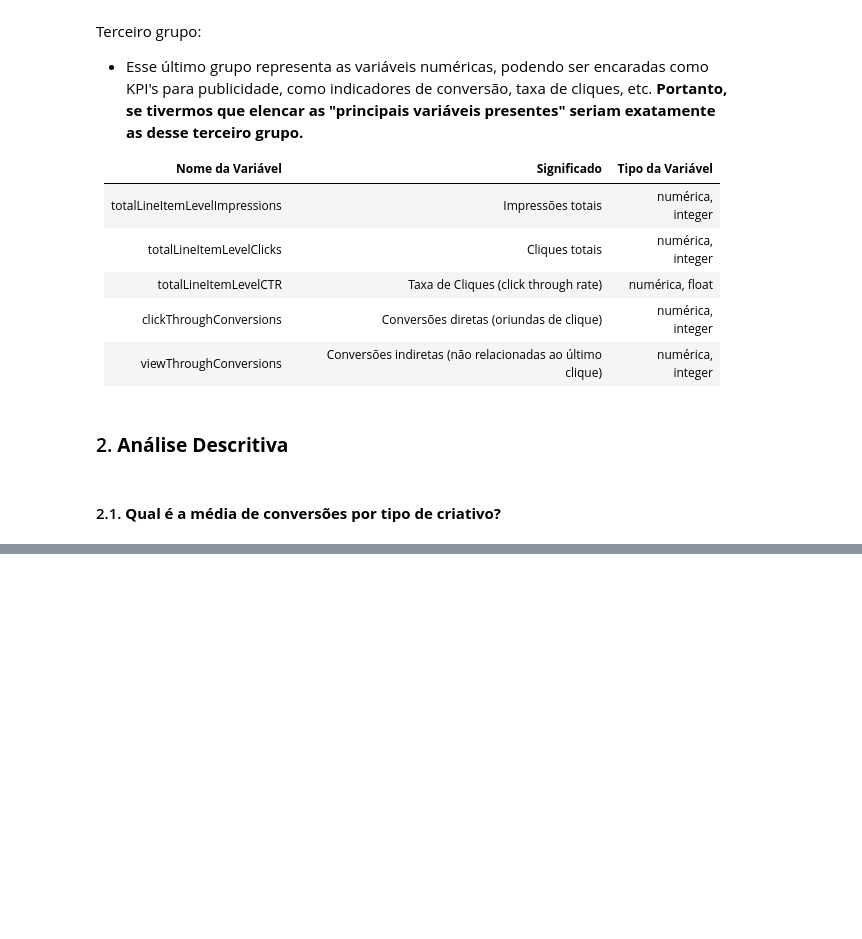
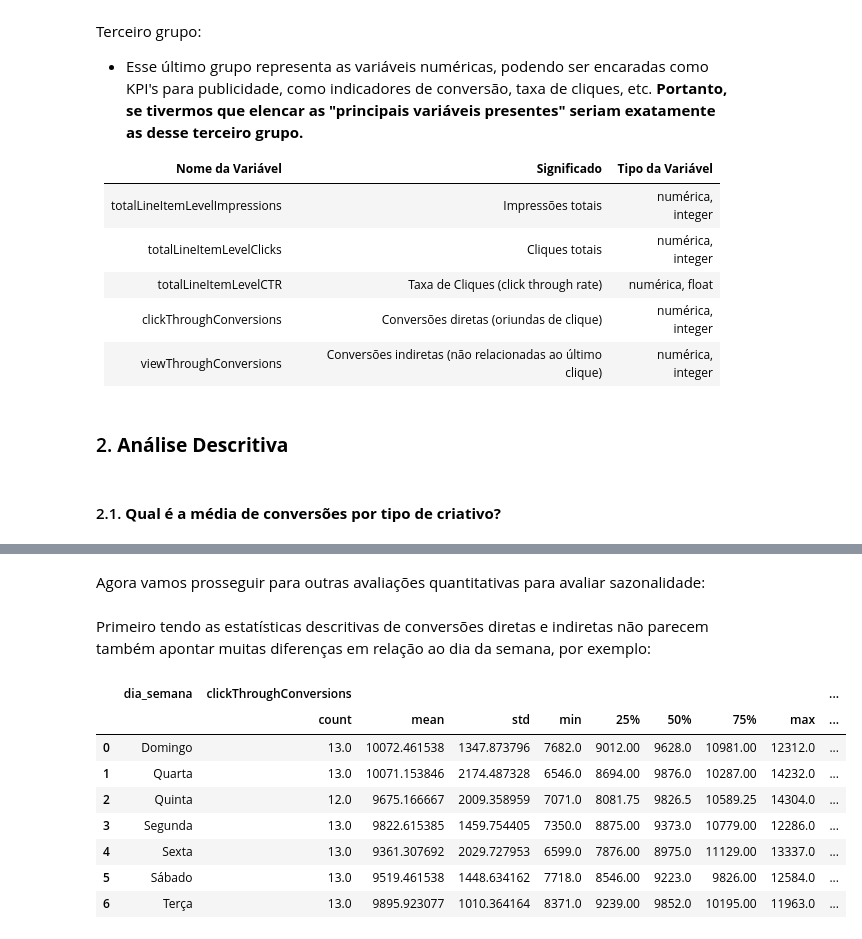
Before and after one commit to brunodifranco/bruno-case-tecnico-rbs, a Jupyter notebook: 12-10-2023-bruno-case-tecnico.ipynb, the cells around one changed output, grey strips where cells are left out. Cells and saved outputs as stored; diff of their text form; code cells hidden in the pictures; blank space fills up the shorter version.

```diff
--- a/12-10-2023-bruno-case-tecnico.ipynb
+++ b/12-10-2023-bruno-case-tecnico.ipynb
@@ -149,0 +154,3 @@ df
+# %%
+df_aux = df[["date", "clickThroughConversions", "viewThroughConversions"]].groupby("date").sum().reset_index()
+df_aux["dia_semana"] = df_aux["date"].dt.day_name(locale="pt_BR.utf8")
@@ -149,0 +175,16 @@ df
+# %% [markdown]
+Agora vamos prosseguir para outras avaliações quantitativas para avaliar sazonalidade:
+# %% [markdown]
+Primeiro tendo as estatísticas descritivas de conversões diretas e indiretas não parecem também apontar muitas diferenças em relação ao dia da semana, por exemplo:
+# %%
+df_aux[['clickThroughConversions', 'viewThroughConversions', 'dia_semana']].groupby("dia_semana").describe().reset_index()
+# %% [output]
+|  | dia_semana | clickThroughConversions |  |  |  |  |  |  |  | ... |
+|  |  | count | mean | std | min | 25% | 50% | 75% | max | ... |
+| 0 | Domingo | 13.0 | 10072.461538 | 1347.873796 | 7682.0 | 9012.00 | 9628.0 | 10981.00 | 12312.0 | ... |
+| 1 | Quarta | 13.0 | 10071.153846 | 2174.487328 | 6546.0 | 8694.00 | 9876.0 | 10287.00 | 14232.0 | ... |
+| 2 | Quinta | 12.0 | 9675.166667 | 2009.358959 | 7071.0 | 8081.75 | 9826.5 | 10589.25 | 14304.0 | ... |
+| 3 | Segunda | 13.0 | 9822.615385 | 1459.754405 | 7350.0 | 8875.00 | 9373.0 | 10779.00 | 12286.0 | ... |
+| 4 | Sexta | 13.0 | 9361.307692 | 2029.727953 | 6599.0 | 7876.00 | 8975.0 | 11129.00 | 13337.0 | ... |
+| 5 | Sábado | 13.0 | 9519.461538 | 1448.634162 | 7718.0 | 8546.00 | 9223.0 | 9826.00 | 12584.0 | ... |
+| 6 | Terça | 13.0 | 9895.923077 | 1010.364164 | 8371.0 | 9239.00 | 9852.0 | 10195.00 | 11963.0 | ... |
```
Also changed, not shown: parts of 68 cells of this notebook, 3 other files.
